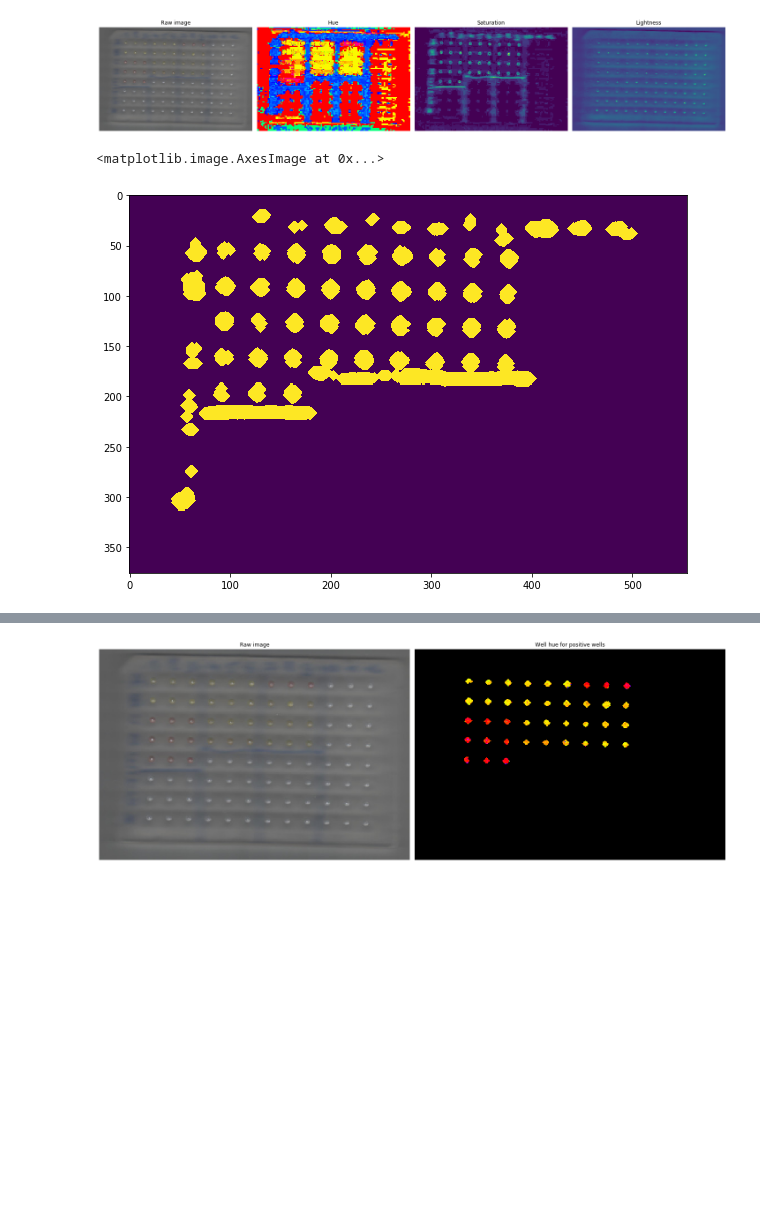
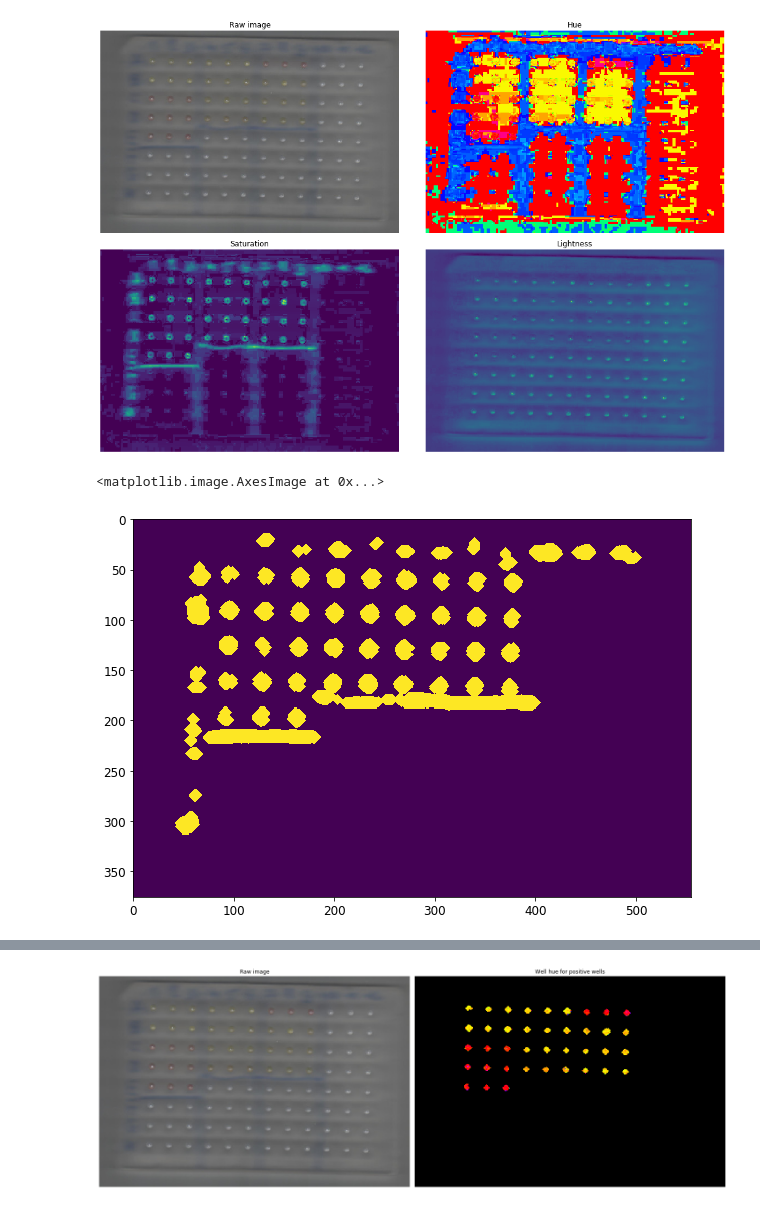
Before and after one commit to linnarsson-lab/LAMP-plate-scanner, a Jupyter notebook: LAMP-scanner.ipynb, the cells around one changed output, grey strips where cells are left out. Cells and saved outputs as stored; diff of their text form; code cells hidden in the pictures; blank space fills up the shorter version.

```diff
--- a/LAMP-scanner.ipynb
+++ b/LAMP-scanner.ipynb
@@ -1,10 +1,17 @@
 # %%
 import matplotlib.pyplot as plt
 
-from skimage import data
 from skimage.color import rgb2hsv
 
 from skimage import io
 import numpy as np
 from scipy.ndimage.morphology import binary_dilation
 from scipy import ndimage
+from PIL import Image
+#import statistics
+import pickle as pkl
+from scipy import stats
+
+plt.rc('xtick', labelsize=12)
+plt.rc('ytick', labelsize=12)
+plt.rcParams.update({'font.size': 14})
@@ -11,26 +35,28 @@ from scipy import ndimage
 # %%
-pic = io.imread('Scanned Document.jpg')
+pic = io.imread('Scanned Document.jpg', )
 #Flip left right because image is take from the bottom of the plate
 pic = np.fliplr(pic)
 #Translate RGB to HSV
-hsv_pic = rgb2hsv(pic)
+hsv_pic = rgb2hsv(pic, )
 # %%
-fig, (ax0, ax1, ax2, ax3) = plt.subplots(ncols=4, figsize=(20, 10))
+fig, axes = plt.subplots(nrows=2, ncols=2,  figsize=(15, 10), )
+ax0, ax1, ax2, ax3 = axes[0,0], axes[0,1], axes[1,0], axes[1,1]
 ax0.imshow(pic)
 ax0.set_title('Raw image')
 ax0.set_axis_off()
 ax1.imshow(hsv_pic[:, :, 0], cmap='hsv')
 ax1.set_title('Hue')
 ax1.set_axis_off()
 ax2.imshow(hsv_pic[:, :, 1])
 ax2.set_title('Saturation')
 ax2.set_axis_off()
 ax3.imshow(hsv_pic[:, :, 2])
 ax3.set_title('Lightness')
 ax3.set_axis_off()
 plt.tight_layout()
+#plt.savefig('raw_hsv.png', dpi=300)
 # %% [output]
-[figure, old version]
+[figure, new version]
 # %%
 #Find the threshold for the saturation
 plt.figure(figsize=(10,10))
@@ -42,7 +68,7 @@ mask_sat = binary_dilation(mask_sat, iterations=5)
 plt.imshow(mask_sat)
 # %% [output]
 <matplotlib.image.AxesImage at 0x...>
-[figure, old version]
+[figure, new version]
 # %%
 #Find the threshold for the lightness
 plt.figure(figsize=(10,10))
```
Also changed, not shown: parts of 39 cells of this notebook.
